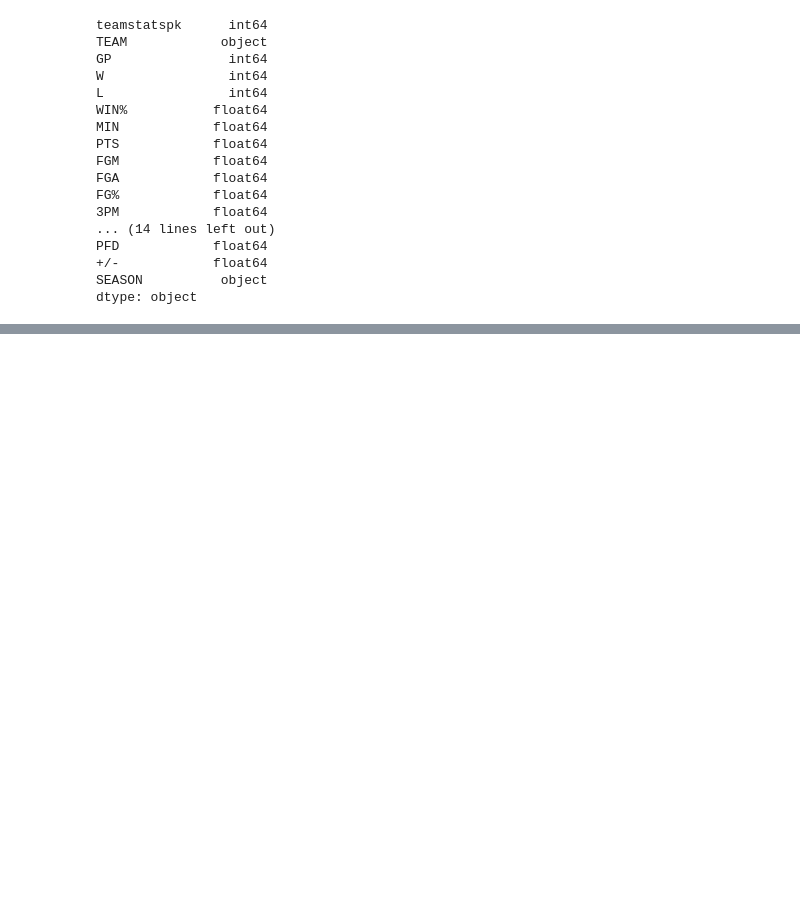
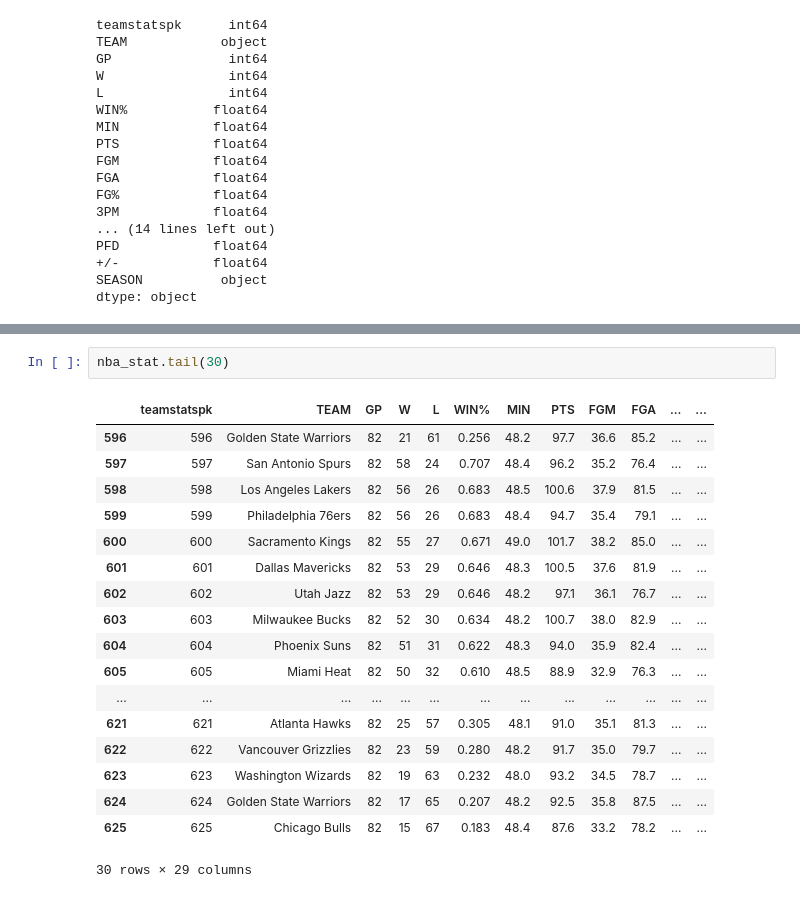
Before and after one commit to eytanmuzafi/data-science, a Jupyter notebook: project.ipynb, the cells around one changed output, grey strips where cells are left out. Saved outputs shown, nothing was run; the diff lists cells and outputs as text; blank space fills up the shorter version.

```diff
--- a/project.ipynb
+++ b/project.ipynb
@@ -83,0 +98,21 @@ dtype: object
+# %%
+nba_stat.tail(30)
+# %% [output]
+|  | teamstatspk | TEAM | GP | W | L | WIN% | MIN | PTS | FGM | FGA | ... | ... |
+| 596 | 596 | Golden State Warriors | 82 | 21 | 61 | 0.256 | 48.2 | 97.7 | 36.6 | 85.2 | ... | ... |
+| 597 | 597 | San Antonio Spurs | 82 | 58 | 24 | 0.707 | 48.4 | 96.2 | 35.2 | 76.4 | ... | ... |
+| 598 | 598 | Los Angeles Lakers | 82 | 56 | 26 | 0.683 | 48.5 | 100.6 | 37.9 | 81.5 | ... | ... |
+| 599 | 599 | Philadelphia 76ers | 82 | 56 | 26 | 0.683 | 48.4 | 94.7 | 35.4 | 79.1 | ... | ... |
+| 600 | 600 | Sacramento Kings | 82 | 55 | 27 | 0.671 | 49.0 | 101.7 | 38.2 | 85.0 | ... | ... |
+| 601 | 601 | Dallas Mavericks | 82 | 53 | 29 | 0.646 | 48.3 | 100.5 | 37.6 | 81.9 | ... | ... |
+| 602 | 602 | Utah Jazz | 82 | 53 | 29 | 0.646 | 48.2 | 97.1 | 36.1 | 76.7 | ... | ... |
+| 603 | 603 | Milwaukee Bucks | 82 | 52 | 30 | 0.634 | 48.2 | 100.7 | 38.0 | 82.9 | ... | ... |
+| 604 | 604 | Phoenix Suns | 82 | 51 | 31 | 0.622 | 48.3 | 94.0 | 35.9 | 82.4 | ... | ... |
+| 605 | 605 | Miami Heat | 82 | 50 | 32 | 0.610 | 48.5 | 88.9 | 32.9 | 76.3 | ... | ... |
+| ... | ... | ... | ... | ... | ... | ... | ... | ... | ... | ... | ... | ... |
+| 621 | 621 | Atlanta Hawks | 82 | 25 | 57 | 0.305 | 48.1 | 91.0 | 35.1 | 81.3 | ... | ... |
+| 622 | 622 | Vancouver Grizzlies | 82 | 23 | 59 | 0.280 | 48.2 | 91.7 | 35.0 | 79.7 | ... | ... |
+| 623 | 623 | Washington Wizards | 82 | 19 | 63 | 0.232 | 48.0 | 93.2 | 34.5 | 78.7 | ... | ... |
+| 624 | 624 | Golden State Warriors | 82 | 17 | 65 | 0.207 | 48.2 | 92.5 | 35.8 | 87.5 | ... | ... |
+| 625 | 625 | Chicago Bulls | 82 | 15 | 67 | 0.183 | 48.4 | 87.6 | 33.2 | 78.2 | ... | ... |
+30 rows × 29 columns
```
Also changed, not shown: parts of 14 cells of this notebook.
